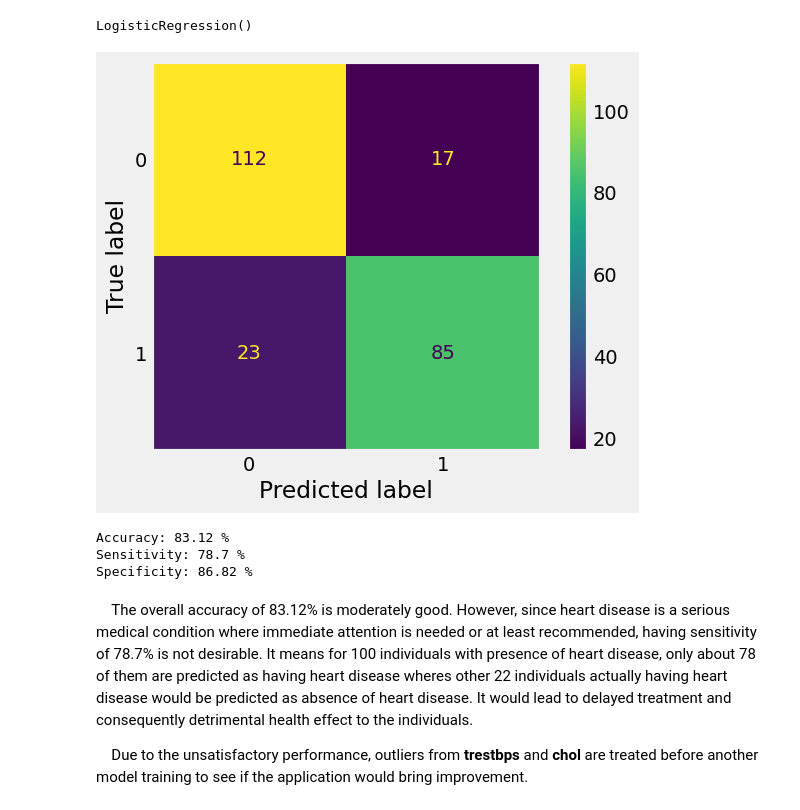
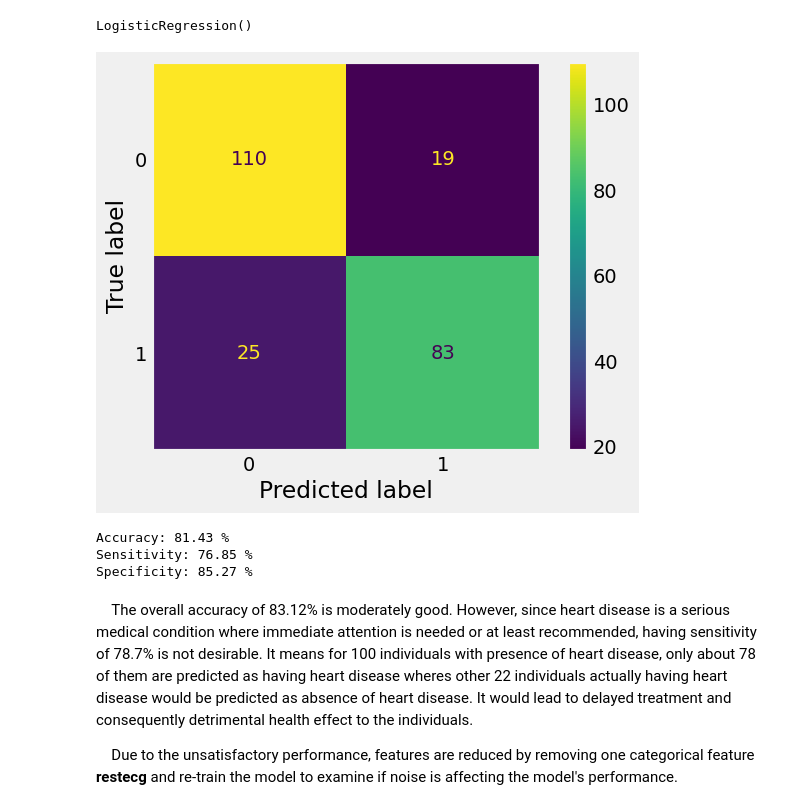
Before and after one commit to moscmh/heartdisease_by_logisticregression, a Jupyter notebook: heart.ipynb, the cells around one changed output. Saved outputs shown, nothing was run; the diff lists cells and outputs as text; code cells hidden in the pictures.

```diff
--- a/heart.ipynb
+++ b/heart.ipynb
@@ -290,7 +290,8 @@ cat_dummies.head(2)
 | 1 | 0 | 0 | 1 | 1 | 0 | 0 | 1 | 0 | 1 |
 # %%
 # Combine numeric and categorical features into final X
-X_all = pd.concat([num_trans, cat_dummies], axis=1)
+nums = num_trans[['thalach','oldpeak']]
+X_all = pd.concat([nums, cat_dummies], axis=1)
 print(X_all.shape)
 X_all.head(2)
 # %% [output]
@@ -327,34 +328,34 @@ LogisticRegression()
 # %%
 # Model evaluation
 def metrics(model, X, y):
     # Overall accuracy
-    y_pred = lm.predict(X)
+    y_pred = model.predict(X)
     accuracy = round(accuracy_score(y, y_pred)*100, 2)
     # Sensitivity
     tp = sum((y==1) & (y_pred==1))
     fn = sum((y==1) & (y_pred==0))
     sensitivity = round(100 * tp / (tp + fn), 2)
     # Specificity
     tn = sum((y==0) & (y_pred==0))
     fp = sum((y==0) & (y_pred==1))
     specificity = round(100 * tn / (tn + fp), 2)
     # Display confusion matrix
     ConfusionMatrixDisplay(confusion_matrix=confusion_matrix(y, y_pred)).plot()
     plt.grid(False)
     plt.show()
     # Print all metrics
     print("Accuracy:", accuracy, "%")
     print("Sensitivity:", sensitivity, "%")
     print("Specificity:", specificity, "%")
     return accuracy, sensitivity, specificity
 
 acc_train, sens_train, spec_train = metrics(lm, X_train_scaled, y_train)
 # %% [output]
-[figure, old version]
+[figure, new version]
-Accuracy: 83.12 %
-Sensitivity: 78.7 %
-Specificity: 86.82 %
+Accuracy: 81.43 %
+Sensitivity: 76.85 %
+Specificity: 85.27 %
 # %% [markdown]
 &emsp;The overall accuracy of 83.12% is moderately good. However, since heart disease is a serious medical condition where immediate attention is needed or at least recommended, having sensitivity of 78.7% is not desirable. It means for 100 individuals with presence of heart disease, only about 78 of them are predicted as having heart disease wheres other 22 individuals actually having heart disease would be predicted as absence of heart disease. It would lead to delayed treatment and consequently detrimental health effect to the individuals.
 
-&emsp;Due to the unsatisfactory performance, outliers from **trestbps** and **chol** are treated before another model training to see if the application would bring improvement.
+&emsp;Due to the unsatisfactory performance, features are reduced by removing one categorical feature **restecg** and re-train the model to examine if noise is affecting the model's performance.
```
Also changed, not shown: parts of 3 cells of this notebook.
